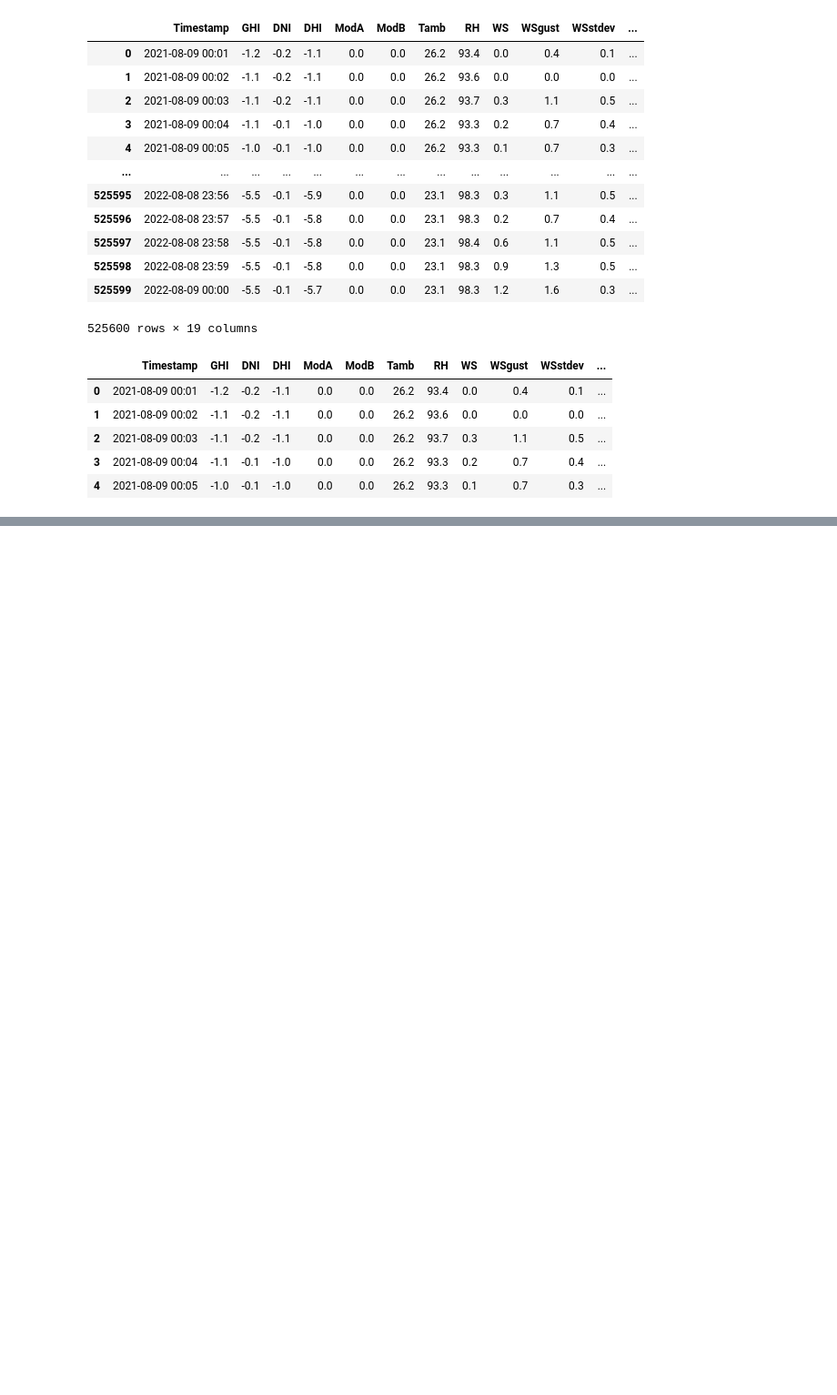
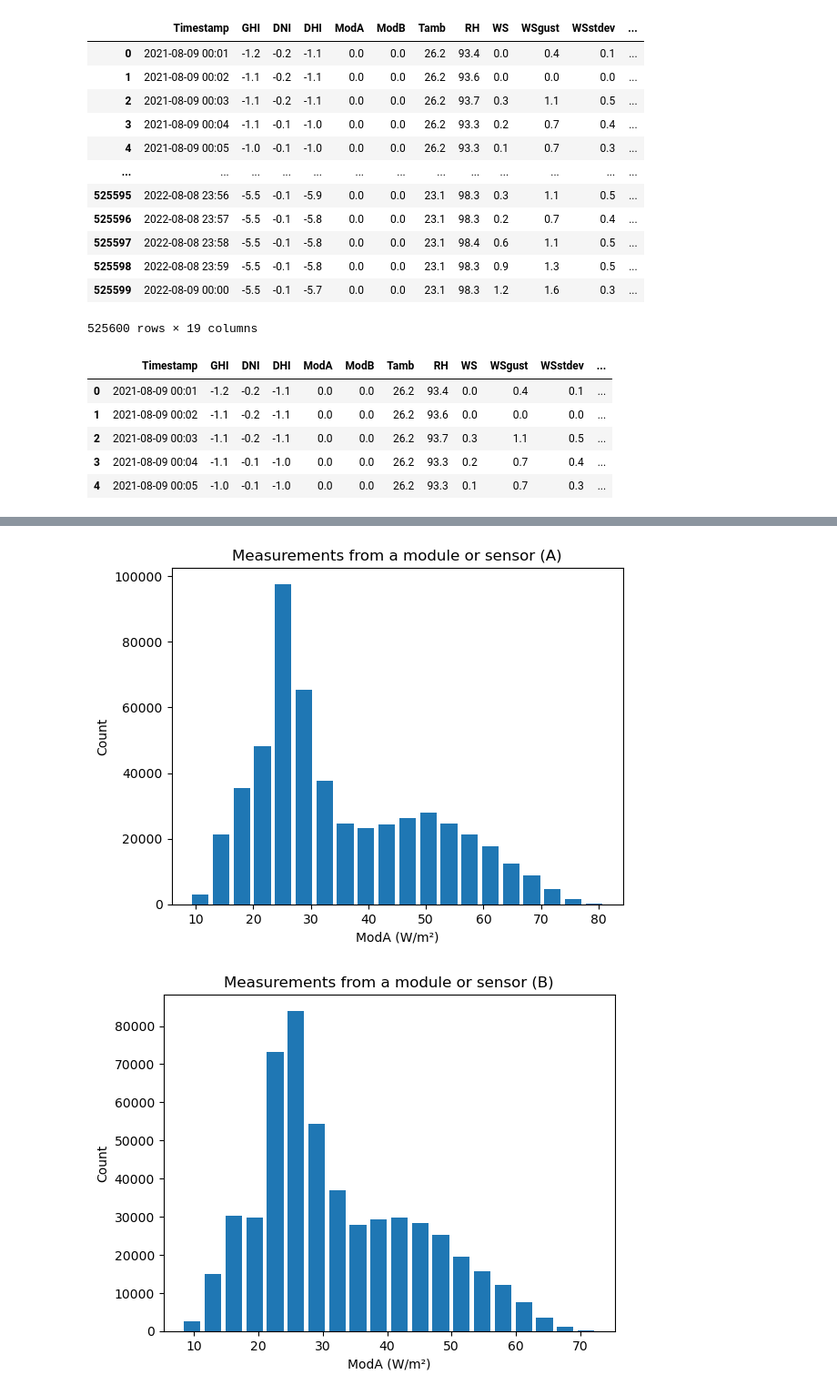
Before and after one commit to Ephrem0001/Solar-Radiation-Measurement-Data-Analysis, a Jupyter notebook: notebooks/benin-malanville.ipynb, the cells around one changed output, grey strips where cells are left out. Shown at 91% size. Cells and saved outputs as stored; diff of their text form; code cells hidden in the pictures; blank space fills up the shorter version.

```diff
--- a/notebooks/benin-malanville.ipynb
+++ b/notebooks/benin-malanville.ipynb
@@ -55,0 +147,16 @@ benin_malanville.head(5)
+# %%
+plt.hist(benin_malanville.TModA, bins=20, rwidth=0.8)
+plt.title('Measurements from a module or sensor (A)')
+plt.xlabel("ModA (W/m²)")
+plt.ylabel("Count")
+plt.show()
+
+
+plt.hist(benin_malanville.TModB, bins=20, rwidth=0.8)
+plt.title('Measurements from a module or sensor (B)')
+plt.xlabel("ModA (W/m²)")
+plt.ylabel("Count")
+plt.show()
+# %% [output]
+[figure, added]
+[figure, added]
```
Also changed, not shown: parts of 8 cells of this notebook, 2 other files.
